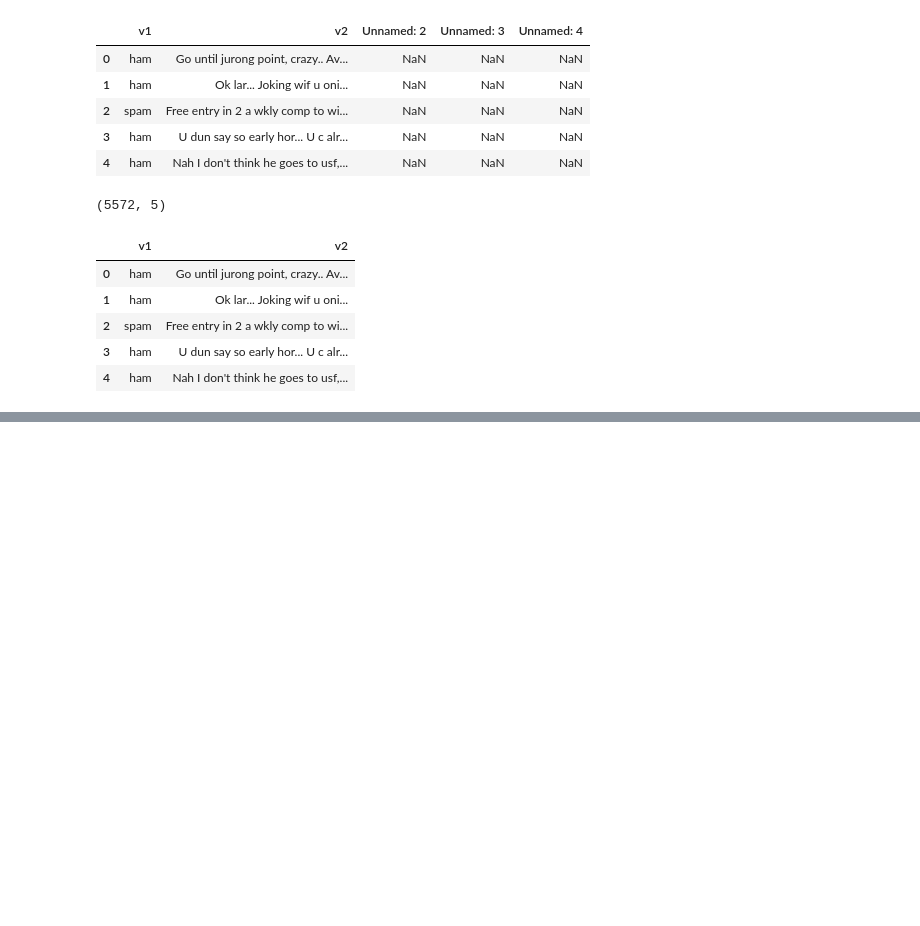
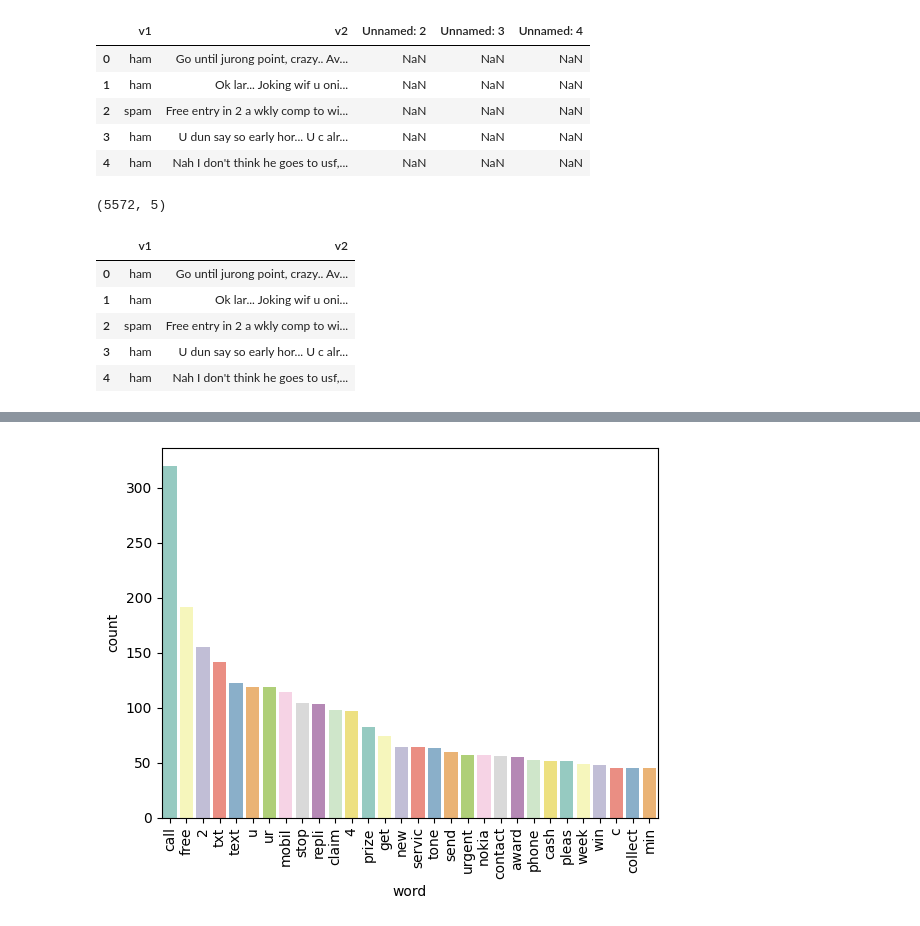
Before and after one commit to MuhammadHassanminhas/Spam-Ham-Classification, a Jupyter notebook: Code/main.ipynb, the cells around one changed output, grey strips where cells are left out. Saved outputs shown, nothing was run; the diff lists cells and outputs as text; code cells hidden in the pictures; blank space fills up the shorter version.

```diff
--- a/Code/main.ipynb
+++ b/Code/main.ipynb
@@ -95,0 +236,23 @@ data.duplicated().sum()
+# %%
+from nltk.corpus import stopwords
+from nltk.stem.porter import PorterStemmer
+stemmer = PorterStemmer()
+# %%
+import string
+def processing(text):
+    text = text.lower()
+    text = nltk.word_tokenize(text)
+    y = []
+    for i in text:
+        if i.isalnum():
+            y.append(i)
+    text = y[:]
+    y.clear()
+    for i in text:
+        if i not in stopwords.words('english') and i not in string.punctuation:
+            y.append(i)
+    text = y[:]
+    y.clear()
+    for i in text:
+        y.append(stemmer.stem(i))
+    return ' '.join(y)
@@ -95,0 +263,2 @@ data.duplicated().sum()
+# %%
+data['processed_text'] = data['text'].apply(processing)
@@ -95,0 +281,5 @@ data.duplicated().sum()
+# %%
+spam_words = []
+for words in  data[data['target'] == 1 ]['processed_text'].tolist():
+    for msg in words.split():
+        spam_words.append(msg)
@@ -95,0 +306,12 @@ data.duplicated().sum()
+# %%
+from collections import Counter
+import seaborn as sns
+word_counts = pd.DataFrame(Counter(spam_words).most_common(30), columns=['word', 'count'])
+palette = sns.color_palette("Set3", n_colors=len(word_counts))  # Adjust n_colors for the number of words
+
+# Create the bar plot
+sns.barplot(x='word', y='count', hue='word', data=word_counts, palette=palette, legend=False)
+plt.xticks(rotation='vertical')
+plt.show()
+# %% [output]
+[figure, added]
```
Also changed, not shown: parts of 27 cells of this notebook.
